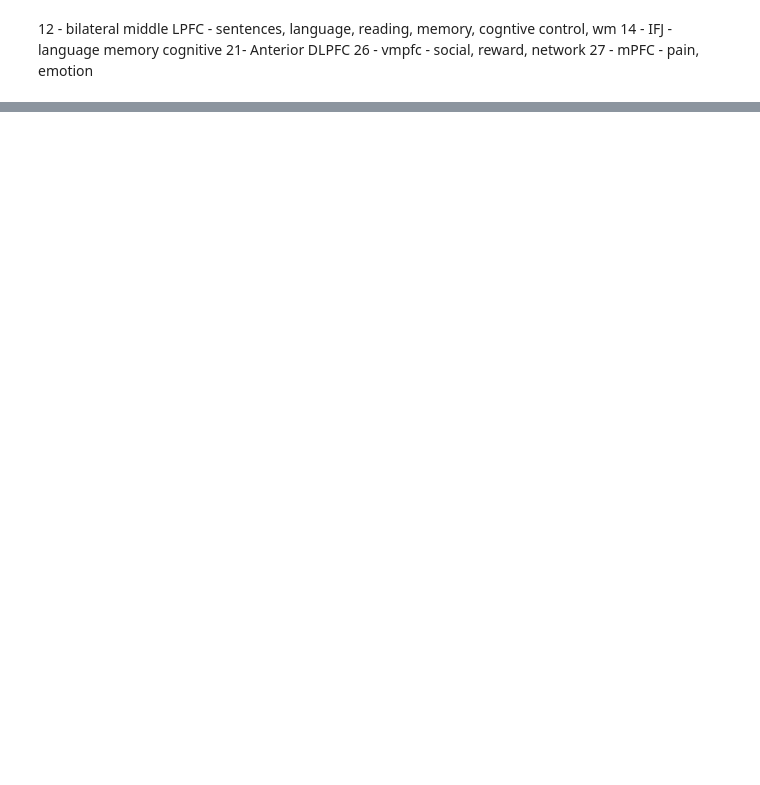
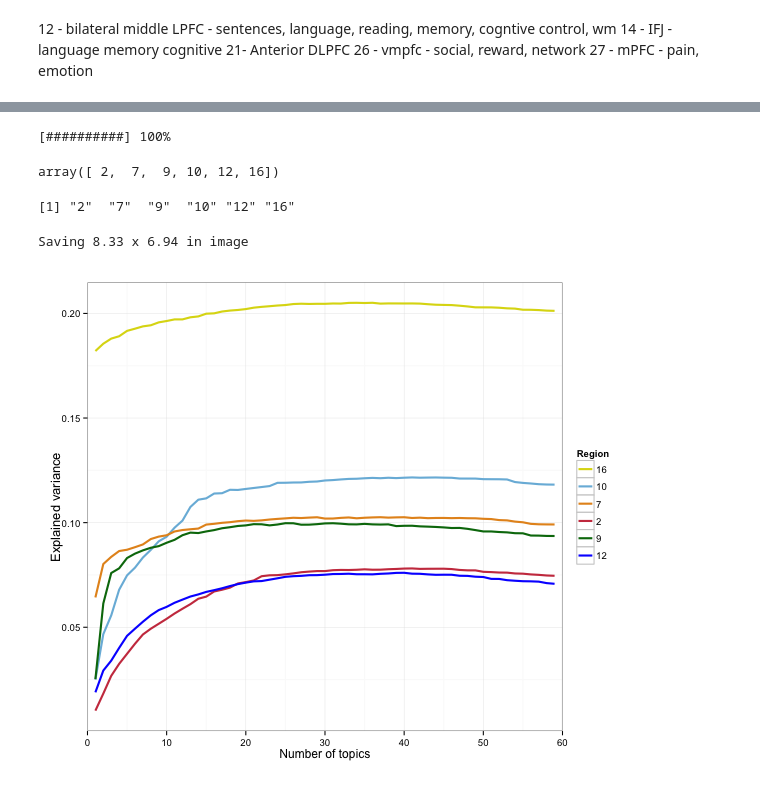
Before and after one commit to margulies/NS_Classify, a Jupyter notebook: code/OvaContinuous - fCluster Ward.ipynb, the cells around one changed output, grey strips where cells are left out. Drawn from its saved outputs; the diff is of its cells as text; code cells hidden in the pictures; blank space fills up the shorter version.

Commit message:
vmpfc comps...

```diff
--- a/code/OvaContinuous - fCluster Ward.ipynb
+++ b/code/OvaContinuous - fCluster Ward.ipynb
@@ -297,0 +345,49 @@ np.sqrt(o_fi_acc_sum.r2.max())
+# %%
+from sklearn.metrics import explained_variance_score
+from sklearn.metrics import make_scorer
+from base.mv import calc_mv
+from sklearn.metrics import auc
+vmpfc_30.sort()
+vmpfc_40.sort()
+# %%
+mv_results = calc_mv(o_clf, make_scorer(explained_variance_score), regions=vmpfc_30-1, processes=7)
+mv_results.region = mv_results.region + 1
+# %% [output]
+[##########] 100%
+# %%
+unit_norm = lambda x: (x / x.max())
+mv_results['score_unit'] = mv_results.groupby('region')['score'].apply(unit_norm)
+
+%Rpush mv_results
+# %%
+vmpfc_30
+# %% [output]
+array([ 2,  7,  9, 10, 12, 16])
+# %%
+%%R
+levels(factor(mv_results$region))
+# %% [output]
+[1] "2"  "7"  "9"  "10" "12" "16"
+# %%
+%%R -w 600 -h 500
+
+mv_results$region <- factor(mv_results$region, levels = rev(vmpfc_30))
+
+library(ggplot2)
+ggplot(mv_results, aes(num_features, score_unit, color=factor(region))) + theme_bw() + ylab("Explained variance" ) + xlab("Number of topics") +
+theme(axis.title.y = element_text(size = 13, vjust = 0.2))  + stat_summary(fun.y=mean, geom="line", size=1) +
+scale_color_manual(values = rev(vmpfc_30_colors), name = "Region")
+
+ggsave("../reports/vmpfc_comps/mv_ev_unit_complete.pdf")
+# %% [output]
+Saving 8.33 x 6.94 in image
+# %%
+%%R -w 600 -h 500
+library(ggplot2)
+ggplot(mv_results, aes(num_features, score, color=factor(region))) + theme_bw() + ylab("Explained variance" ) + xlab("Number of topics") +
+theme(axis.title.y = element_text(size = 13, vjust = 0.2))  + stat_summary(fun.y=mean, geom="line", size=1) +
+scale_color_manual(values = rev(vmpfc_30_colors), name = "Region") + coord_cartesian(xlim = c(0, 60))
+
+# ggsave("../reports/vmpfc_comps/mv_ev_abs_complete.pdf")
+# %% [output]
+[figure, added]
```
Also changed, not shown: parts of 69 cells of this notebook, 12 other files.
